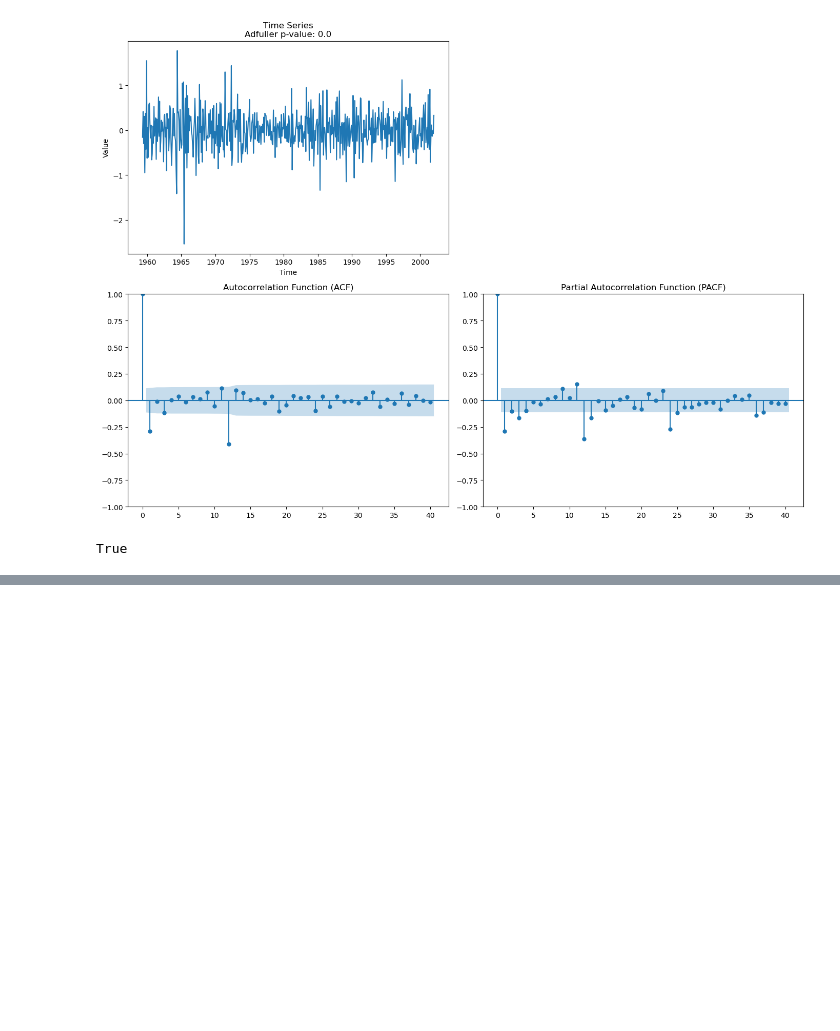
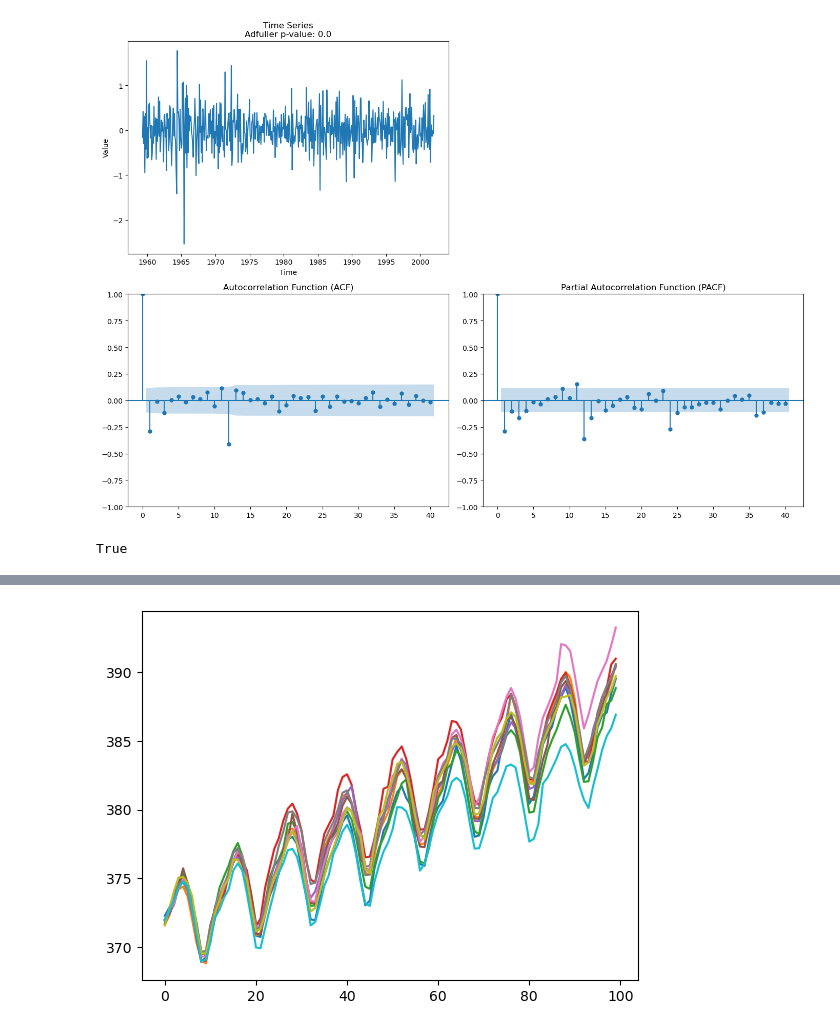
Before and after one commit to Knxd3/ARIMA-Time-Series-w-Simulation, a Jupyter notebook: TimeSeriesArima.ipynb, the cells around one changed output, grey strips where cells are left out. Cells and saved outputs as stored; diff of their text form; code cells hidden in the pictures; blank space fills up the shorter version.

```diff
--- a/TimeSeriesArima.ipynb
+++ b/TimeSeriesArima.ipynb
@@ -305,0 +536,5 @@ array([0.1, 0. , 0.2, 0.4, 0. , 0. , 0. , 0.1, 0. , 0. , 0. , 0. , 0. ,
+# %%
+levels = ts_analyser.integrate_forecasts(forecasts=fcsts_arma, original_series=co2.co2, d=1,seasonal_period=12,D=1)
+ts_analyser.plot_forecasts(forecasts = levels)
+# %% [output]
+[figure, added]
```
Also changed, not shown: parts of 8 cells of this notebook, 1 other file.
